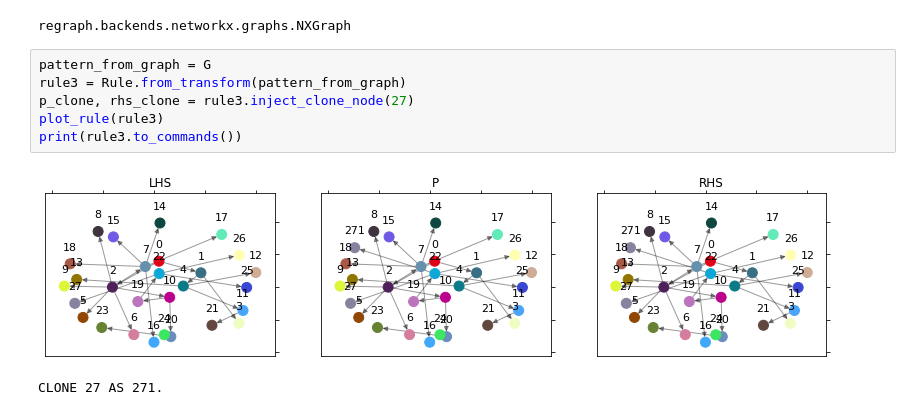
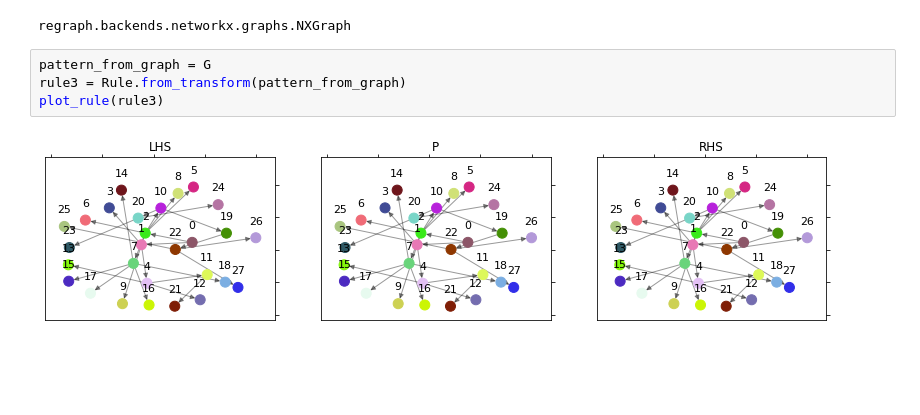
Before and after one commit to the-sea-ink/data-science-pipelines, a Jupyter notebook: networkx_graph_builder.ipynb, the cells around one changed output. Saved outputs shown, nothing was run; the diff lists cells and outputs as text; blank space fills up the shorter version.

Commit message:
ReGraph playground

```diff
--- a/networkx_graph_builder.ipynb
+++ b/networkx_graph_builder.ipynb
@@ -93,9 +93,6 @@ regraph.backends.networkx.graphs.NXGraph
 # %%
 pattern_from_graph = G
 rule3 = Rule.from_transform(pattern_from_graph)
-p_clone, rhs_clone = rule3.inject_clone_node(27)
 plot_rule(rule3)
-print(rule3.to_commands())
 # %% [output]
-[figure, old version]
+[figure, new version]
-CLONE 27 AS 271.
```
Also changed, not shown: parts of 2 cells of this notebook, 2 other files.
